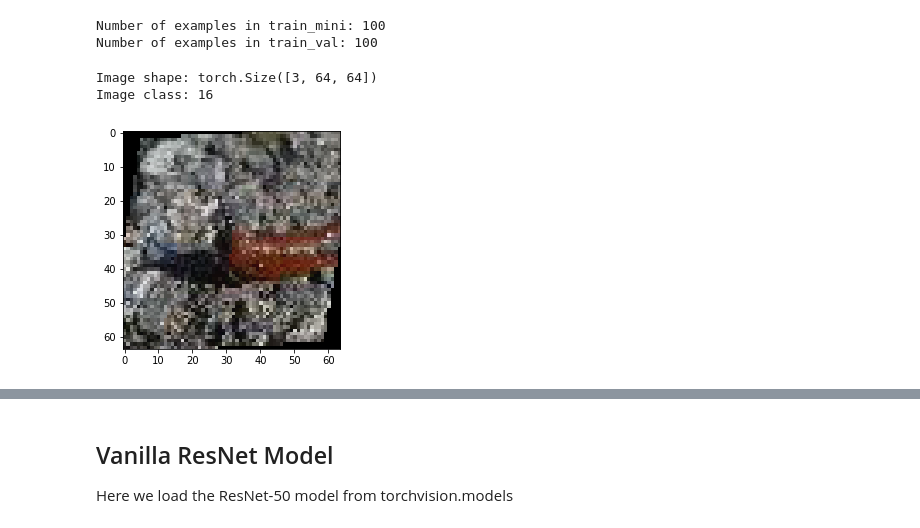
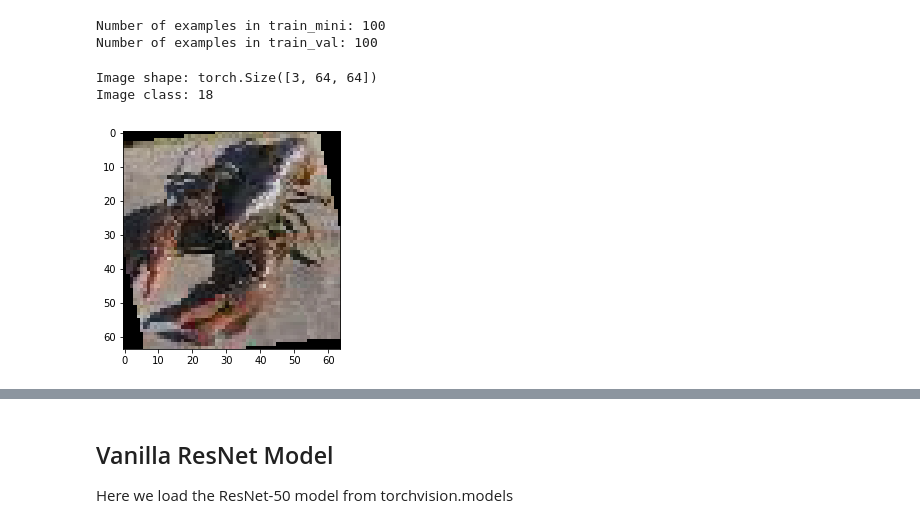
Before and after one commit to Etang21/octconv-pytorch, a Jupyter notebook: ResNet Experiments.ipynb, the cells around one changed output, grey strips where cells are left out. Cells and saved outputs as stored; diff of their text form; code cells hidden in the pictures.

```diff
--- a/ResNet Experiments.ipynb
+++ b/ResNet Experiments.ipynb
@@ -110,14 +110,14 @@ def imshow(inp, title=None):
         plt.title(title)
     plt.pause(0.001)  # pause a bit so that plots are updated
 # %%
-sample = image_datasets['train'][8400]
+sample = image_datasets['train'][9402]
 print("Image shape: {}".format(sample[0].shape))
 print("Image class: {}".format(sample[1]))
 imshow(sample[0])
 # %% [output]
 Image shape: torch.Size([3, 64, 64])
-Image class: 16
+Image class: 18
-[figure, old version]
+[figure, new version]
 # %%
 # Make sure validation dataset is loaded properly
 for inputs, labels in dataloaders["val"]:
```
Also changed, not shown: parts of 6 cells of this notebook, 5 other files.
